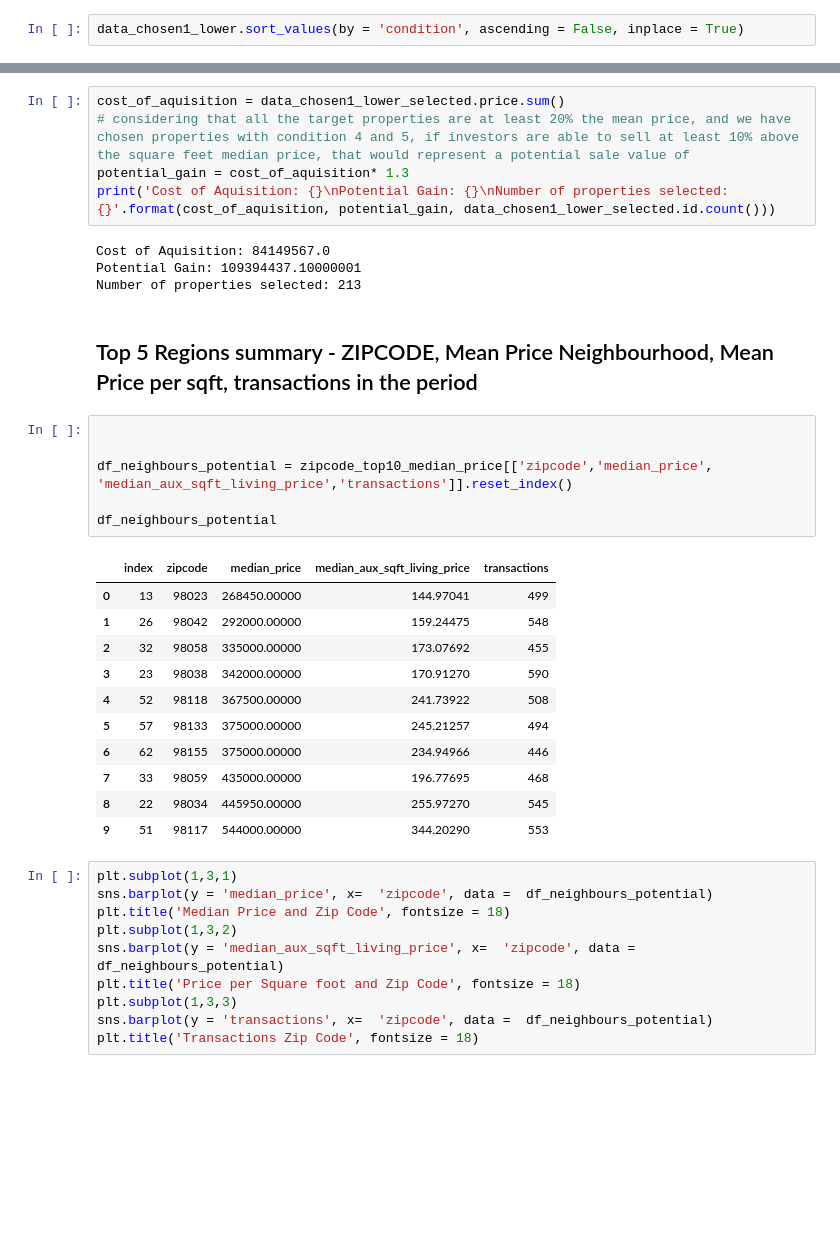
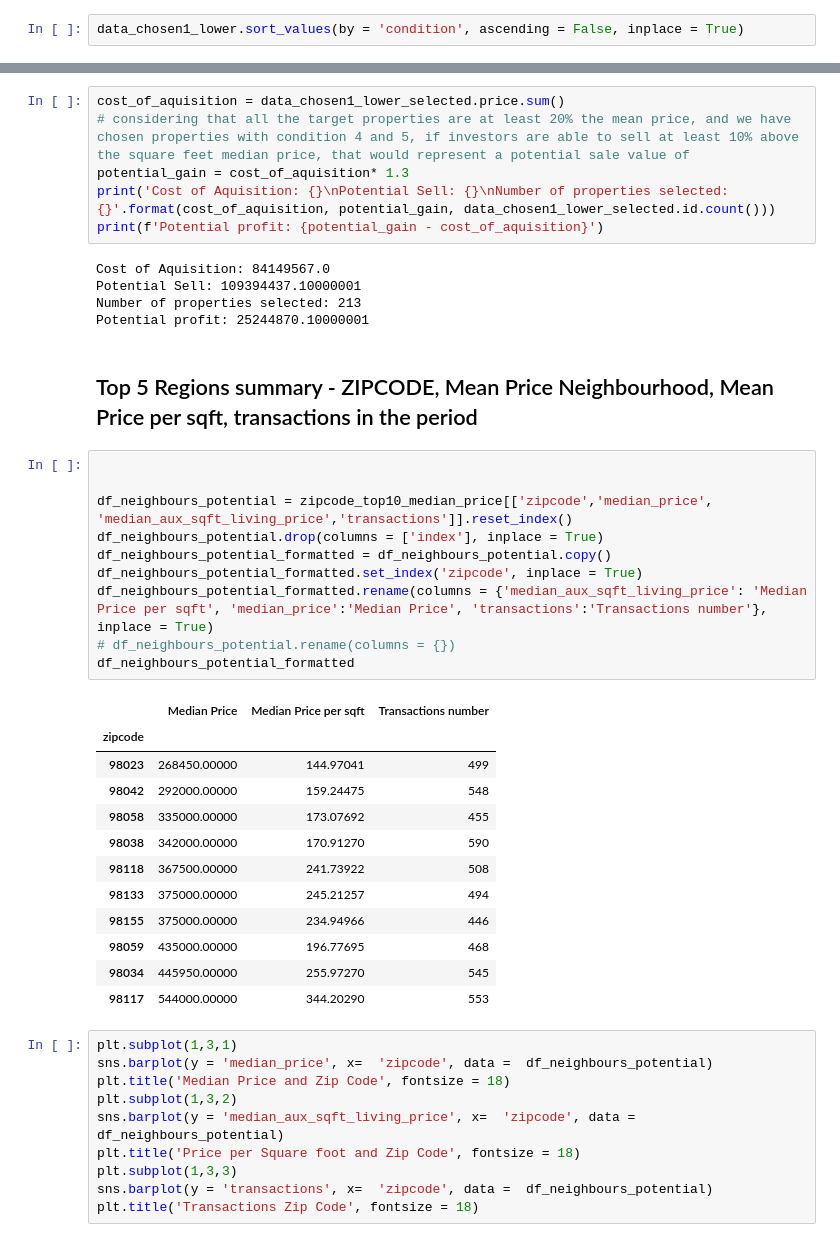
Before and after one commit to fusaa/house-dashboard, a Jupyter notebook: 0 - king county.ipynb, the cells around one changed output, grey strips where cells are left out. Saved outputs shown, nothing was run; the diff lists cells and outputs as text; blank space fills up the shorter version.

```diff
--- a/0 - king county.ipynb
+++ b/0 - king county.ipynb
@@ -877,31 +877,38 @@ data_chosen1_lower_selected
 cost_of_aquisition = data_chosen1_lower_selected.price.sum()
 # considering that all the target properties are at least 20% the mean price, and we have chosen properties with condition 4 and 5, if investors are able to sell at least 10% above the square feet median price, that would represent a potential sale value of
 potential_gain = cost_of_aquisition* 1.3
-print('Cost of Aquisition: {}\nPotential Gain: {}\nNumber of properties selected: {}'.format(cost_of_aquisition, potential_gain, data_chosen1_lower_selected.id.count()))
+print('Cost of Aquisition: {}\nPotential Sell: {}\nNumber of properties selected: {}'.format(cost_of_aquisition, potential_gain, data_chosen1_lower_selected.id.count()))
+print(f'Potential profit: {potential_gain - cost_of_aquisition}')
 # %% [output]
 Cost of Aquisition: 84149567.0
-Potential Gain: 109394437.10000001
+Potential Sell: 109394437.10000001
 Number of properties selected: 213
+Potential profit: 25244870.10000001
 # %% [markdown]
 ## Top 5 Regions summary - ZIPCODE, Mean Price Neighbourhood, Mean Price per sqft, transactions in the period
 # %%
 
 
 df_neighbours_potential = zipcode_top10_median_price[['zipcode','median_price', 'median_aux_sqft_living_price','transactions']].reset_index()
-
-df_neighbours_potential
+df_neighbours_potential.drop(columns = ['index'], inplace = True)
+df_neighbours_potential_formatted = df_neighbours_potential.copy()
+df_neighbours_potential_formatted.set_index('zipcode', inplace = True)
+df_neighbours_potential_formatted.rename(columns = {'median_aux_sqft_living_price': 'Median Price per sqft', 'median_price':'Median Price', 'transactions':'Transactions number'}, inplace = True)
+# df_neighbours_potential.rename(columns = {})
+df_neighbours_potential_formatted
 # %% [output]
-|  | index | zipcode | median_price | median_aux_sqft_living_price | transactions |
-| 0 | 13 | 98023 | 268450.00000 | 144.97041 | 499 |
-| 1 | 26 | 98042 | 292000.00000 | 159.24475 | 548 |
-| 2 | 32 | 98058 | 335000.00000 | 173.07692 | 455 |
-| 3 | 23 | 98038 | 342000.00000 | 170.91270 | 590 |
-| 4 | 52 | 98118 | 367500.00000 | 241.73922 | 508 |
-| 5 | 57 | 98133 | 375000.00000 | 245.21257 | 494 |
-| 6 | 62 | 98155 | 375000.00000 | 234.94966 | 446 |
-| 7 | 33 | 98059 | 435000.00000 | 196.77695 | 468 |
-| 8 | 22 | 98034 | 445950.00000 | 255.97270 | 545 |
-| 9 | 51 | 98117 | 544000.00000 | 344.20290 | 553 |
+|  | Median Price | Median Price per sqft | Transactions number |
+| zipcode |  |  |  |
+| 98023 | 268450.00000 | 144.97041 | 499 |
+| 98042 | 292000.00000 | 159.24475 | 548 |
+| 98058 | 335000.00000 | 173.07692 | 455 |
+| 98038 | 342000.00000 | 170.91270 | 590 |
+| 98118 | 367500.00000 | 241.73922 | 508 |
+| 98133 | 375000.00000 | 245.21257 | 494 |
+| 98155 | 375000.00000 | 234.94966 | 446 |
+| 98059 | 435000.00000 | 196.77695 | 468 |
+| 98034 | 445950.00000 | 255.97270 | 545 |
+| 98117 | 544000.00000 | 344.20290 | 553 |
 # %%
 plt.subplot(1,3,1)
 sns.barplot(y = 'median_price', x=  'zipcode', data =  df_neighbours_potential)
```
Also changed, not shown: parts of 3 cells of this notebook.
